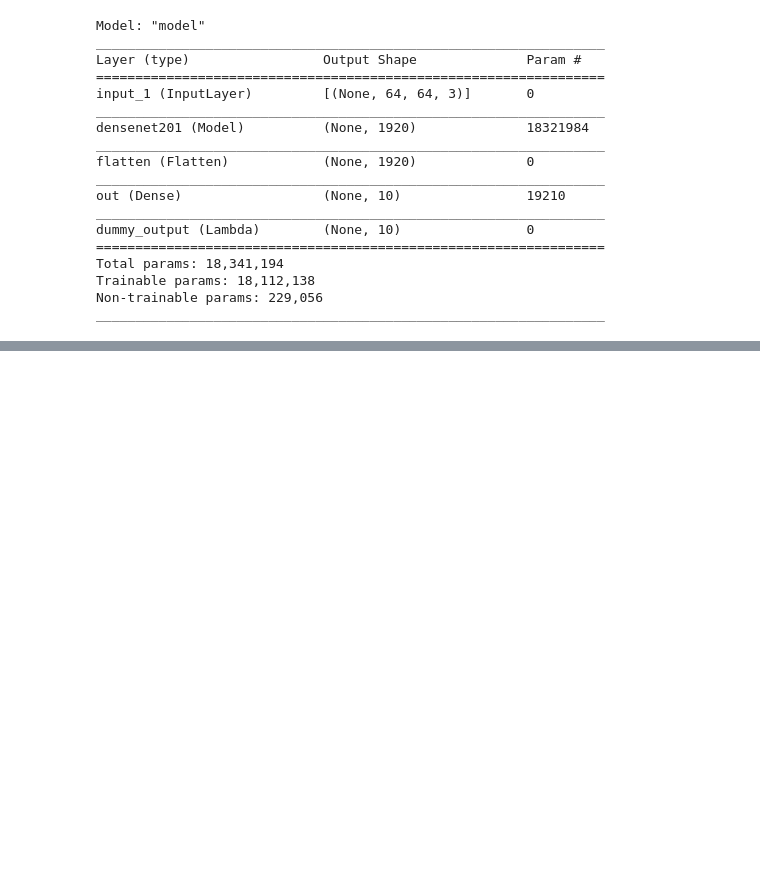
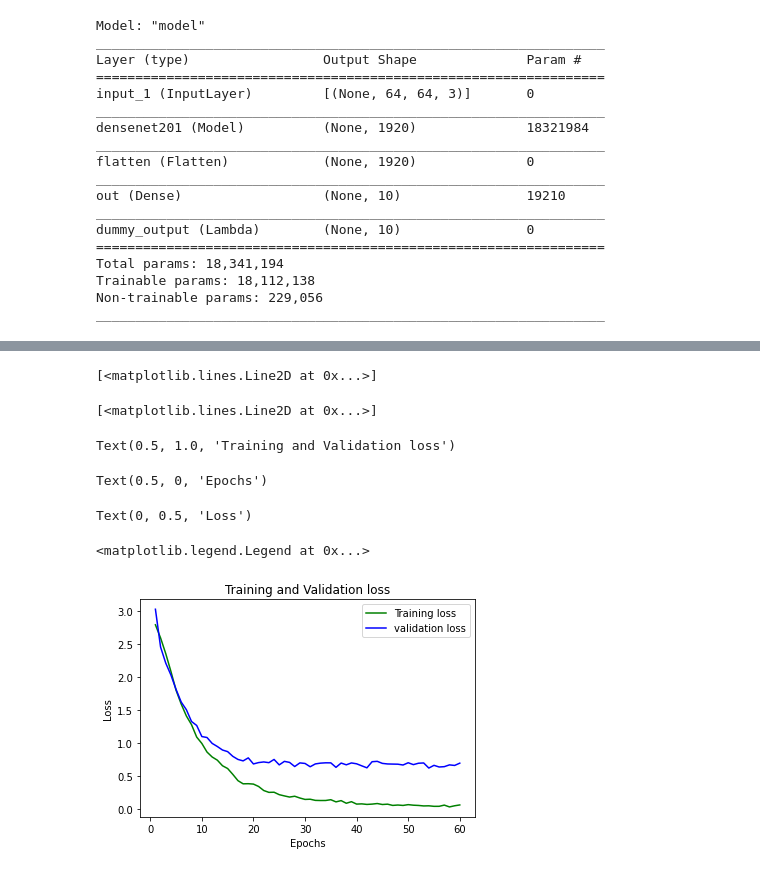
Before and after one commit to GergelyH/docler-homework, a Jupyter notebook: Gergely_Halacsy_Docler_cifar10.ipynb, the cells around one changed output, grey strips where cells are left out. Cells and saved outputs as stored; diff of their text form; code cells hidden in the pictures; blank space fills up the shorter version.

Commit message:
Added plots to show results

```diff
--- a/Gergely_Halacsy_Docler_cifar10.ipynb
+++ b/Gergely_Halacsy_Docler_cifar10.ipynb
@@ -256,7 +256,7 @@ validation_datagen = ImageDataGenerator(preprocessing_function=preprocess_input)
 
 batch_size = 16
 epochs = 60
-model.fit(train_datagen.flow(train_x, train_y, batch_size=batch_size),
+train_history = model.fit(train_datagen.flow(train_x, train_y, batch_size=batch_size),
           validation_data=validation_datagen.flow(validation_x,validation_y,batch_size=batch_size),
           validation_steps=len(validation_x) // batch_size,
           #validation_data=(validation_x,validation_y),
@@ -290,0 +290,19 @@ Epoch 60/60
+# %%
+loss_train = train_history.history['loss']
+loss_val = train_history.history['val_loss']
+epoch_l = range(1,epochs+1)
+plt.plot(epoch_l, loss_train, 'g', label='Training loss')
+plt.plot(epoch_l, loss_val, 'b', label='validation loss')
+plt.title('Training and Validation loss')
+plt.xlabel('Epochs')
+plt.ylabel('Loss')
+plt.legend()
+plt.show()
+# %% [output]
+[<matplotlib.lines.Line2D at 0x...>]
+[<matplotlib.lines.Line2D at 0x...>]
+Text(0.5, 1.0, 'Training and Validation loss')
+Text(0.5, 0, 'Epochs')
+Text(0, 0.5, 'Loss')
+<matplotlib.legend.Legend at 0x...>
+[figure, added]
```
Also changed, not shown: parts of 6 cells of this notebook.
